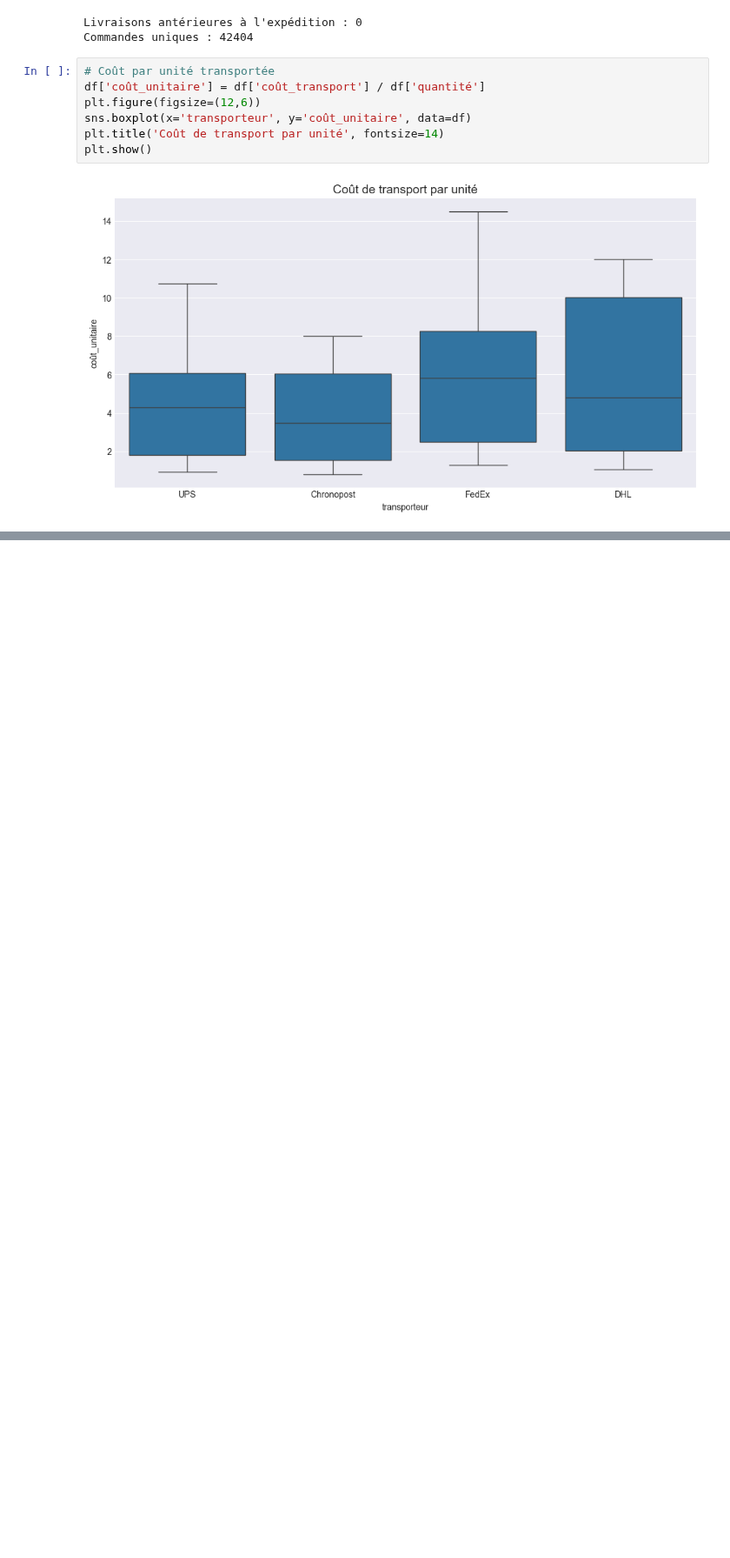
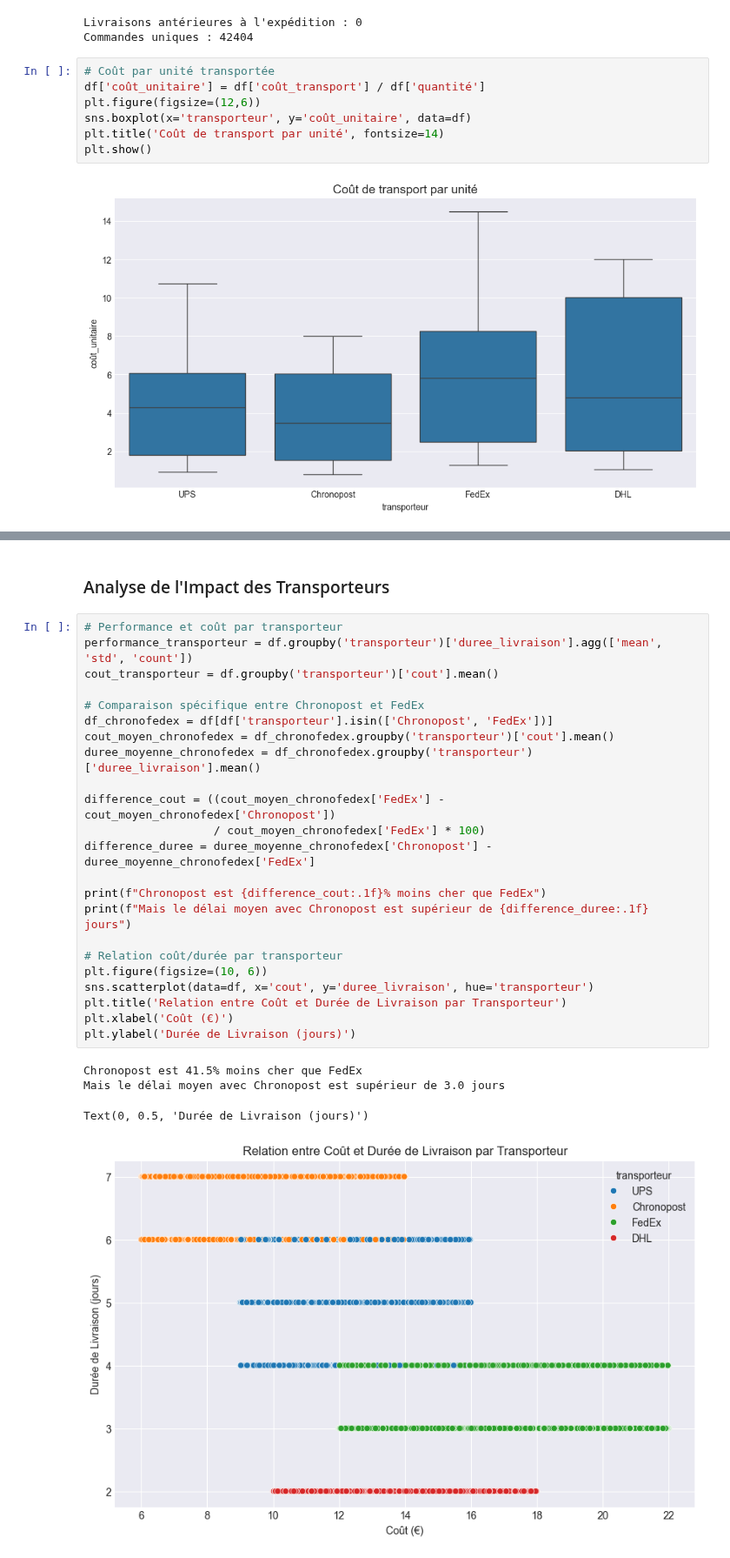
Before and after one commit to Fanaingamampiandra/Projet_Supply_chain, a Jupyter notebook: code/expeditionsV2.ipynb, the cells around one changed output, grey strips where cells are left out. Shown at 87% size. Drawn from its saved outputs; the diff is of its cells as text; blank space fills up the shorter version.

```diff
--- a/code/expeditionsV2.ipynb
+++ b/code/expeditionsV2.ipynb
@@ -224,0 +310,30 @@ plt.show()
+# %% [markdown]
+### Analyse de l'Impact des Transporteurs
+# %%
+# Performance et coût par transporteur
+performance_transporteur = df.groupby('transporteur')['duree_livraison'].agg(['mean', 'std', 'count'])
+cout_transporteur = df.groupby('transporteur')['cout'].mean()
+
+# Comparaison spécifique entre Chronopost et FedEx
+df_chronofedex = df[df['transporteur'].isin(['Chronopost', 'FedEx'])]
+cout_moyen_chronofedex = df_chronofedex.groupby('transporteur')['cout'].mean()
+duree_moyenne_chronofedex = df_chronofedex.groupby('transporteur')['duree_livraison'].mean()
+
+difference_cout = ((cout_moyen_chronofedex['FedEx'] - cout_moyen_chronofedex['Chronopost'])
+                   / cout_moyen_chronofedex['FedEx'] * 100)
+difference_duree = duree_moyenne_chronofedex['Chronopost'] - duree_moyenne_chronofedex['FedEx']
+
+print(f"Chronopost est {difference_cout:.1f}% moins cher que FedEx")
+print(f"Mais le délai moyen avec Chronopost est supérieur de {difference_duree:.1f} jours")
+
+# Relation coût/durée par transporteur
+plt.figure(figsize=(10, 6))
+sns.scatterplot(data=df, x='cout', y='duree_livraison', hue='transporteur')
+plt.title('Relation entre Coût et Durée de Livraison par Transporteur')
+plt.xlabel('Coût (€)')
+plt.ylabel('Durée de Livraison (jours)')
+# %% [output]
+Chronopost est 41.5% moins cher que FedEx
+Mais le délai moyen avec Chronopost est supérieur de 3.0 jours
+Text(0, 0.5, 'Durée de Livraison (jours)')
+[figure, added]
```
Also changed, not shown: parts of 12 cells of this notebook, 4 other files.
